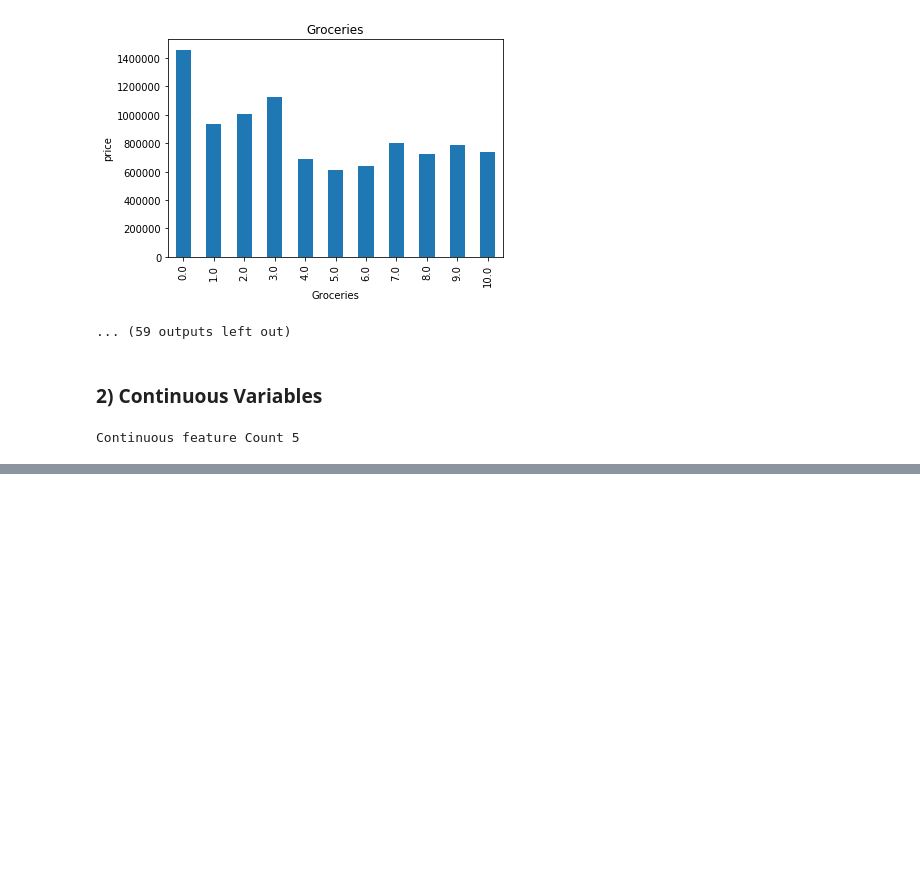
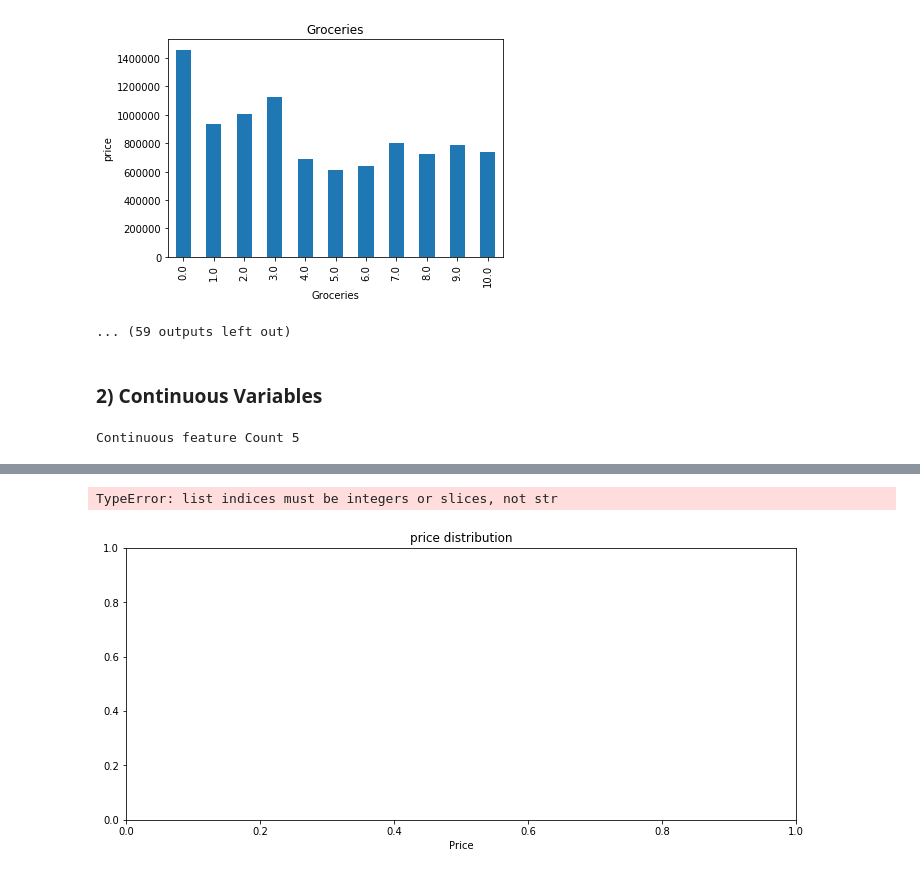
Before and after one commit to kh-bilal/Remax, a Jupyter notebook: Analysis_centries_montreal.ipynb, the cells around one changed output, grey strips where cells are left out. Drawn from its saved outputs; the diff is of its cells as text; code cells hidden in the pictures; blank space fills up the shorter version.

```diff
--- a/Analysis_centries_montreal.ipynb
+++ b/Analysis_centries_montreal.ipynb
@@ -254,0 +280,3 @@ for feature in continuous_feature:
+# %%
+data_price=[pri for pri in data.price if pri< 500000]
+data_price
@@ -254,0 +317,8 @@ for feature in continuous_feature:
+# %%
+plt.figure(figsize=(12,5))
+plt.title('price distribution')
+plt.xlabel('Price')
+ax = sns.distplot(data_price["price"], color = 'b')
+# %% [output]
+TypeError: list indices must be integers or slices, not str
+[figure, added]
```
Also changed, not shown: parts of 20 cells of this notebook.
